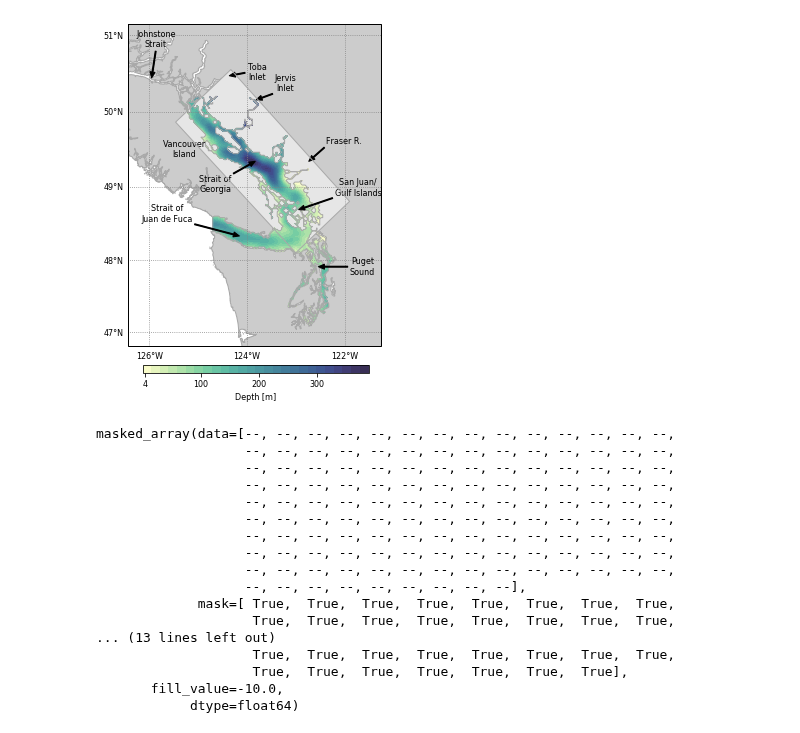
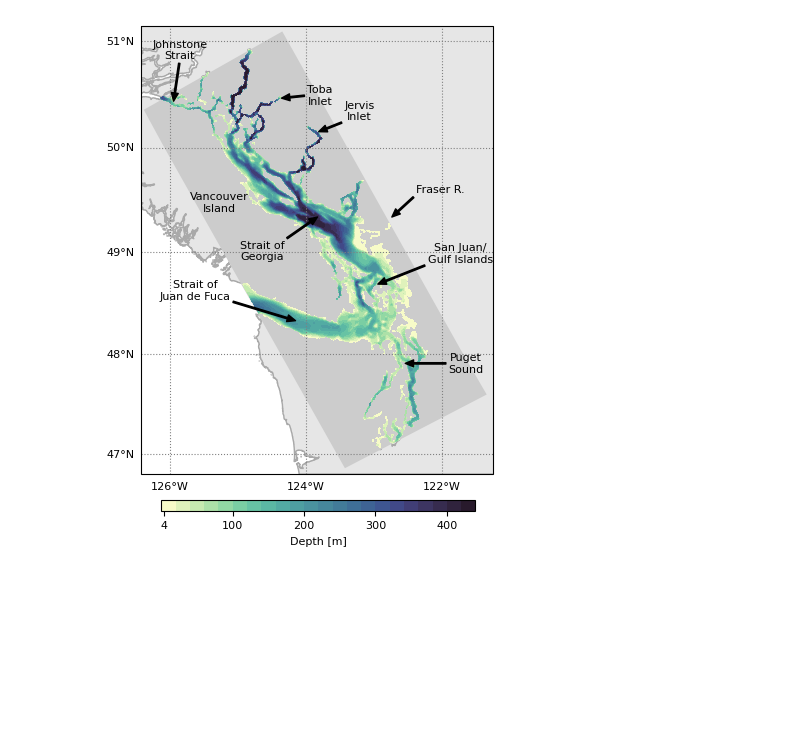
Before and after one commit to goldford/NEMO-Salish-Sea-1500, a Jupyter notebook: code/Visuals - Overview Map (Py3).ipynb, the cells around one changed output. Cells and saved outputs as stored; diff of their text form; code cells hidden in the pictures; blank space fills up the shorter version.

Commit message:
some exploration of nanoose data

```diff
--- a/code/Visuals - Overview Map (Py3).ipynb
+++ b/code/Visuals - Overview Map (Py3).ipynb
@@ -38,13 +38,14 @@ mpl.rc('font', family='sans-serif', weight='normal', style='normal')
 # temp.close()
 # %%
 #with nc.Dataset('/ocean/eolson/MEOPAR/NEMO-forcing/grid/mesh_mask201702_noLPE.nc') as mesh:
-with nc.Dataset('..//..//data//basemap//BathSmooth_2km.nc') as mesh:
-    navlon=mesh.variables['lon'][:]
-    navlat=mesh.variables['lat'][:]
-    bathy=mesh.variables['bathymetry'][:]
+with nc.Dataset('..//data//bathymetry//bathy_salishsea_1500m_20210706.nc') as mesh:
+   # print(mesh.variables)
+    navlon=mesh.variables['nav_lon'][:]
+    navlat=mesh.variables['nav_lat'][:]
+    bathy=mesh.variables['Bathymetry'][:]
 #     bathy=np.sum(mesh.variables['bathymetry'][0,:])#*mesh.variables['e3t_0'][0,:,:,:],0)
 
-    tmask=mesh.variables['bathymetry'][:,:]
+    tmask=mesh.variables['Bathymetry'][:,:]
 # %%
 np.shape(tmask)
 # tmask2=tmask[0,:]
@@ -70,19 +91,30 @@ ax0 = fig.add_axes([0.052, 0.104, 0.47, 0.925],projection=crt.crs.Mercator(np.me
 ax0.set_extent(xlim + ylim)
 imap=True
 if imap==True:
-    ax0.add_feature(crt.feature.GSHHSFeature('full', edgecolor='darkgray', facecolor=(.8,.8,.8)))
+    ax0.add_feature(crt.feature.GSHHSFeature('full', edgecolor='darkgray', facecolor=(.9,.9,.9)))
 #     verts=[[navlon[0,0]+.01,navlat[0,0]+.01*(navlat[0,0]-navlat[-1,0])/(navlon[0,0]-navlon[-1,0])],
 #            [navlon[0,-1]+.01,navlat[0,-1]+.01*(navlat[0,-1]-navlat[-1,-1])/(navlon[0,-1]-navlon[-1,-1])],
 #            [navlon[-1,-1]-.01,navlat[-1,-1]-.01*(navlat[0,-1]-navlat[-1,-1])/(navlon[0,-1]-navlon[-1,-1])],
 #            [navlon[-1,0]-.01,navlat[-1,0]]-.01*(navlat[0,0]-navlat[-1,0])/(navlon[0,0]-navlon[-1,0])]
-    verts=[[-125.46,49.86],[-124.33, 50.55],[-121.9,48.8], [-123, 48.1]]
+
+    # study area rectangle
+    #verts=[[-125.46,49.86],[-124.33, 50.55],[-121.9,48.8], [-123, 48.1]]
+    verts=[[-126.39, 50.36007],[-124.34939, 51.092396], [-121.33768, 47.5994],[-123.42677, 46.86]]
+
+    #TL -126.39, 50.36007
+    #TR -124.34939, 51.092396
+    #BL -123.42677, 46.864815
+    #BR- -121.33768, 47.5994
     poly = geometry.polygon.Polygon(verts)
-    p=ax0.add_geometries([poly,],crs=crt.crs.PlateCarree(),facecolor=(.9,.9,.9), edgecolor=None,
-                         lw=1, zorder=1)
-    p=ax0.add_geometries([poly,],crs=crt.crs.PlateCarree(),facecolor=(.9,.9,.9), color='None',
-                         edgecolor="darkgray",lw=1, zorder=10)
+    #p=ax0.add_geometries([poly,],crs=crt.crs.PlateCarree(),facecolor=(.9,.9,.9), edgecolor=None,
+    #                     lw=1, zorder=1)
+    #p=ax0.add_geometries([poly,],crs=crt.crs.PlateCarree(),facecolor=(.9,.9,.9), color='None',
+    #                     edgecolor="darkgray",lw=1, zorder=10)
+    p=ax0.add_geometries([poly,],crs=crt.crs.PlateCarree(),facecolor=(.8,.8,.8), edgecolor=None,
+                         lw=1, zorder=2)
 
-#     gl = ax0.gridlines(crs=crt.crs.PlateCarree(), draw_labels=True,
+    # major lines of long and lat
+#    gl = ax0.gridlines(crs=crt.crs.PlateCarree(), draw_labels=True,
 #                   linewidth=1, color='gray', alpha=1, linestyle=':')
 
 #     c = ax0.contourf(navlon, navlat, bathy,25,vmin=4,vmax=430,
@@ -107,51 +139,31 @@ if imap==True:
     ax0.annotate('Strait of\nGeorgia',xy=(0.01e5,6.30e6),xytext=(-.9e5,6.23e6),
             arrowprops=dict(facecolor='black', width=1,headwidth=5,headlength=6),fontsize=8,ha='center')
     ax0.annotate('Toba\nInlet',xy=(-0.58e5,6.495e6),xytext=(0.05e5,6.485e6),
             arrowprops=dict(facecolor='black', width=1,headwidth=5,headlength=6),fontsize=8,ha='center')
     ax0.annotate('Jervis\nInlet',xy=(0.03e5,6.44e6),xytext=(0.7e5,6.46e6),
             arrowprops=dict(facecolor='black', width=1,headwidth=5,headlength=6),fontsize=8,ha='center')
     ax0.annotate('Johnstone\nStrait',xy=(-2.35e5,6.49e6),xytext=(-2.25e5,6.56e6),
             arrowprops=dict(facecolor='black', width=1,headwidth=5,headlength=6),fontsize=8,ha='center')
     ax0.annotate('Strait of\nJuan de Fuca',xy=(-0.35e5,6.13e6),xytext=(-2.0e5,6.18e6),
             arrowprops=dict(facecolor='black', width=1,headwidth=5,headlength=6),fontsize=8,ha='center',va='center')
     ax0.annotate('Puget\nSound',xy=(1.45e5,6.06e6),xytext=(2.45e5,6.06e6),
             arrowprops=dict(facecolor='black', width=1,headwidth=5,headlength=6),fontsize=8,ha='center',va='center')
     ax0.annotate('San Juan/\nGulf Islands',xy=(1.0e5,6.19e6),xytext=(2.35e5,6.24e6),
             arrowprops=dict(facecolor='black', width=1,headwidth=5,headlength=6),fontsize=8,ha='center',va='center')
 
     ax0.annotate('Vancouver\nIsland', xy=(-1.6e5,6.31e6), fontsize=8,ha='center')
 
     temp=ax0.get_xlim()
     temp2=ax0.get_ylim()
     xlocs=ticker.FixedLocator(np.arange(np.floor(xlim[0]-1), np.ceil(xlim[1])+2,2))
     ylocs = ticker.FixedLocator(np.arange(np.floor(ylim[0]), np.ceil(ylim[1])+1))
     gl = ax0.gridlines(linestyle=":", color='gray', draw_labels=True, xlocs=xlocs, ylocs=ylocs)
     gl.xlabels_top, gl.ylabels_right = False, False
     gl.xformatter = LONGITUDE_FORMATTER
     gl.yformatter = LATITUDE_FORMATTER
     gl.xlabel_style = {'size': 8}
     gl.ylabel_style = {'size': 8}
     a=18
 imap2=True
 # %% [output]
-[figure, old version]
+[figure, new version]
-# %%
-tmask[0,:]
-# %% [output]
-masked_array(data=[--, --, --, --, --, --, --, --, --, --, --, --, --, --,
-                   --, --, --, --, --, --, --, --, --, --, --, --, --, --,
-                   --, --, --, --, --, --, --, --, --, --, --, --, --, --,
-                   --, --, --, --, --, --, --, --, --, --, --, --, --, --,
-                   --, --, --, --, --, --, --, --, --, --, --, --, --, --,
-                   --, --, --, --, --, --, --, --, --, --, --, --, --, --,
-                   --, --, --, --, --, --, --, --, --, --, --, --, --, --,
-                   --, --, --, --, --, --, --, --, --, --, --, --, --, --,
-                   --, --, --, --, --, --, --, --, --, --, --, --, --, --,
-                   --, --, --, --, --, --, --, --, --],
-             mask=[ True,  True,  True,  True,  True,  True,  True,  True,
-                    True,  True,  True,  True,  True,  True,  True,  True,
-... (13 lines left out)
-                    True,  True,  True,  True,  True,  True,  True,  True,
-                    True,  True,  True,  True,  True,  True,  True],
-       fill_value=-10.0,
-            dtype=float64)
```
Also changed, not shown: parts of 3 cells of this notebook, 2 other files.
